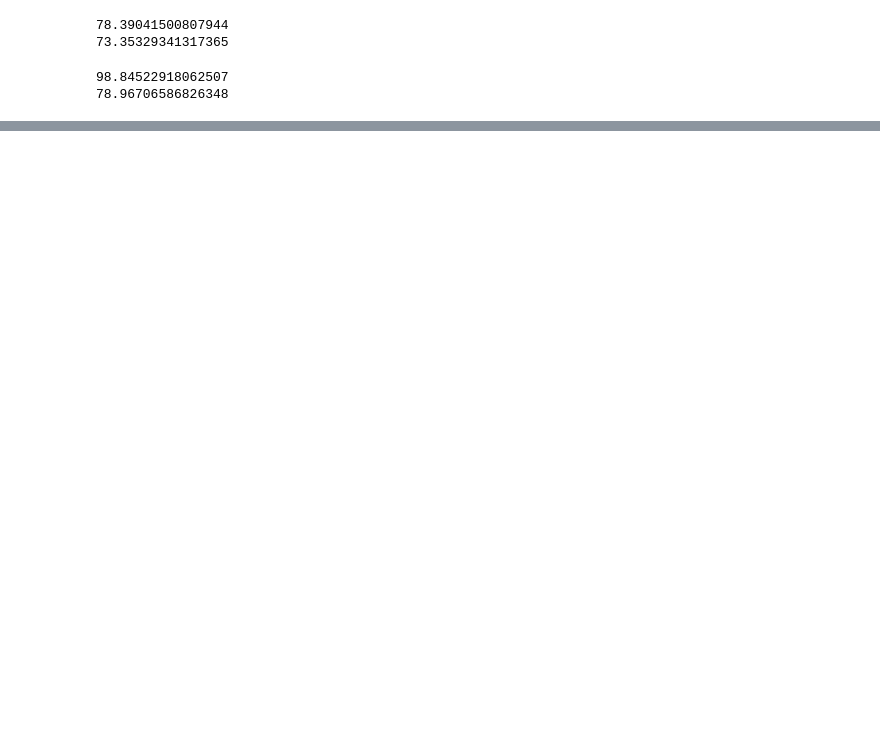
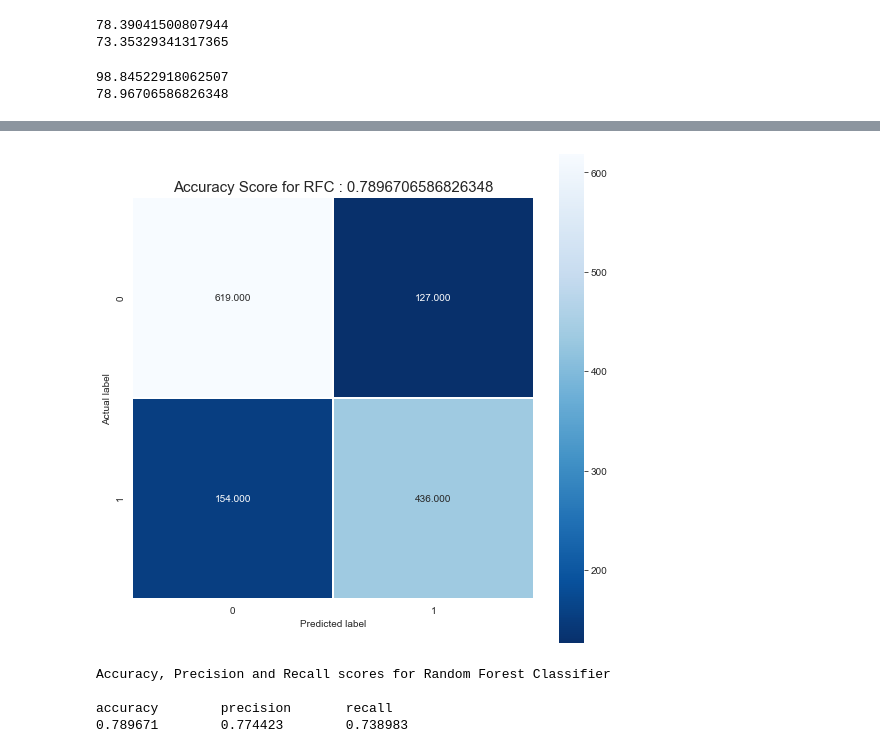
Before and after one commit to ishansharma13/sarcasm-detection-analysis-of-conventional-ML-classifiers-vs-neural-networks, a Jupyter notebook: sarcasm_detection.ipynb, the cells around one changed output, grey strips where cells are left out. Saved outputs shown, nothing was run; the diff lists cells and outputs as text; code cells hidden in the pictures; blank space fills up the shorter version.

```diff
--- a/sarcasm_detection.ipynb
+++ b/sarcasm_detection.ipynb
@@ -321,0 +372,15 @@ confusion_matrix(rfc_cm,rfc_score)
+# %%
+#Random Forest Classifier
+confusion_matrix(rfc_cm,rfc_score,'rfc')
+rfc_accuracy, rfc_precision, rfc_recall = accuracy_score(labels_test, rfc_predictions), precision_score(labels_test, rfc_predictions), recall_score(labels_test, rfc_predictions)
+
+
+print("Accuracy, Precision and Recall scores for Random Forest Classifier\n")
+print('accuracy', 'precision', 'recall', sep='\t')
+print('{:.6f}\t{:.6f}\t{:.6f}\n'.format(rfc_accuracy, rfc_precision, rfc_recall))
+# %% [output]
+[figure, added]
+Accuracy, Precision and Recall scores for Random Forest Classifier
+
+accuracy        precision       recall
+0.789671        0.774423        0.738983
```
Also changed, not shown: parts of 18 cells of this notebook.
